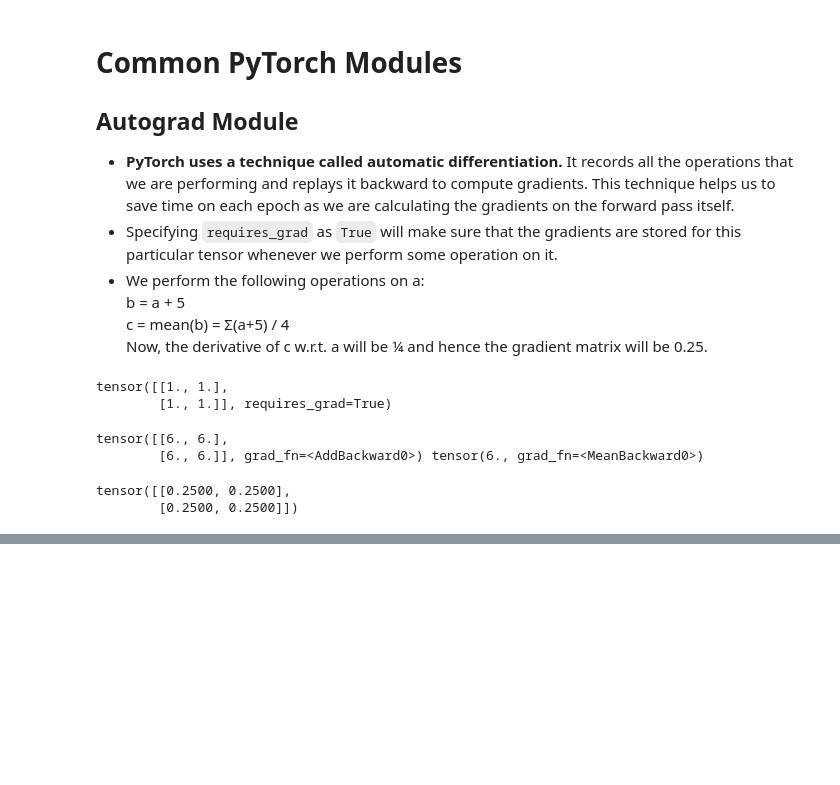
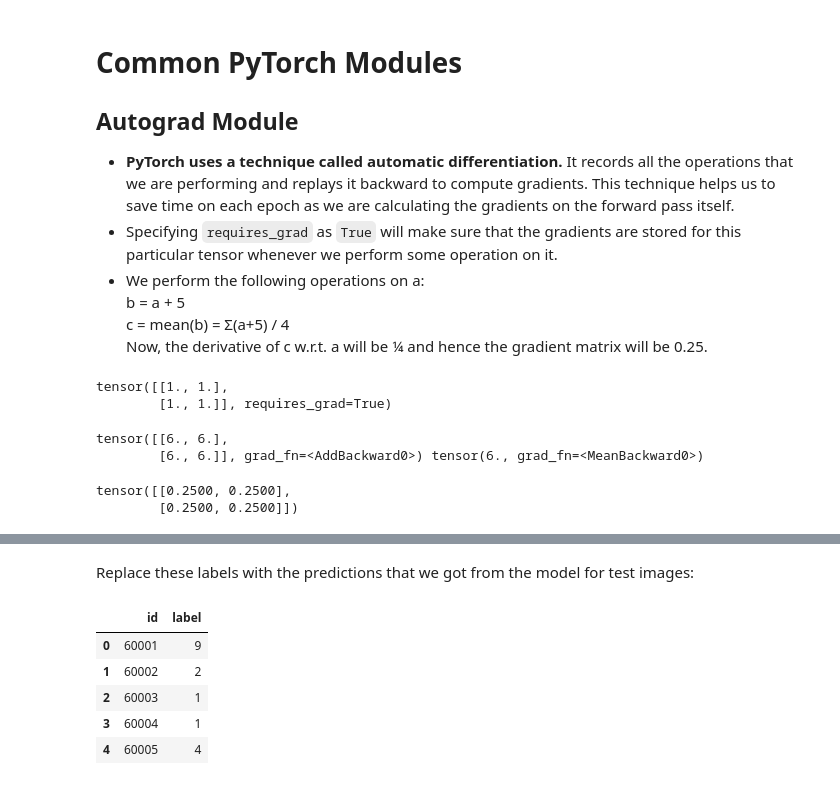
Before and after one commit to Shahid1993/pytorch-notebooks, a Jupyter notebook: 00_PyTorch_Basics.ipynb, the cells around one changed output, grey strips where cells are left out. Drawn from its saved outputs; the diff is of its cells as text; code cells hidden in the pictures; blank space fills up the shorter version.

```diff
--- a/00_PyTorch_Basics.ipynb
+++ b/00_PyTorch_Basics.ipynb
@@ -202,0 +466,13 @@ tensor([[0.2500, 0.2500],
+# %%
+# Define the model
+model = Sequential(Linear(input_num_units, hidden_num_units),
+                   ReLU(),
+                   Linear(hidden_num_units, output_num_units)
+                  )
+
+# Loss function
+loss_fn = CrossEntropyLoss()
+
+
+# Define optimization aloorithm
+optimizer = Adam(model.parameters(), lr=learning_rate)
@@ -202,0 +575,3 @@ tensor([[0.2500, 0.2500],
+# %%
+# getting the prediction for test images
+pred = np.argmax(model(torch.from_numpy(test_x)).data.numpy(), axis=1)
@@ -202,0 +587,14 @@ tensor([[0.2500, 0.2500],
+# %% [markdown]
+Replace these labels with the predictions that we got from the model for test images:
+# %%
+# replacing the label with prediction
+sample_submission['label'] = pred
+
+sample_submission.head()
+# %% [output]
+|  | id | label |
+| 0 | 60001 | 9 |
+| 1 | 60002 | 2 |
+| 2 | 60003 | 1 |
+| 3 | 60004 | 1 |
+| 4 | 60005 | 4 |
```
Also changed, not shown: parts of 49 cells of this notebook.
